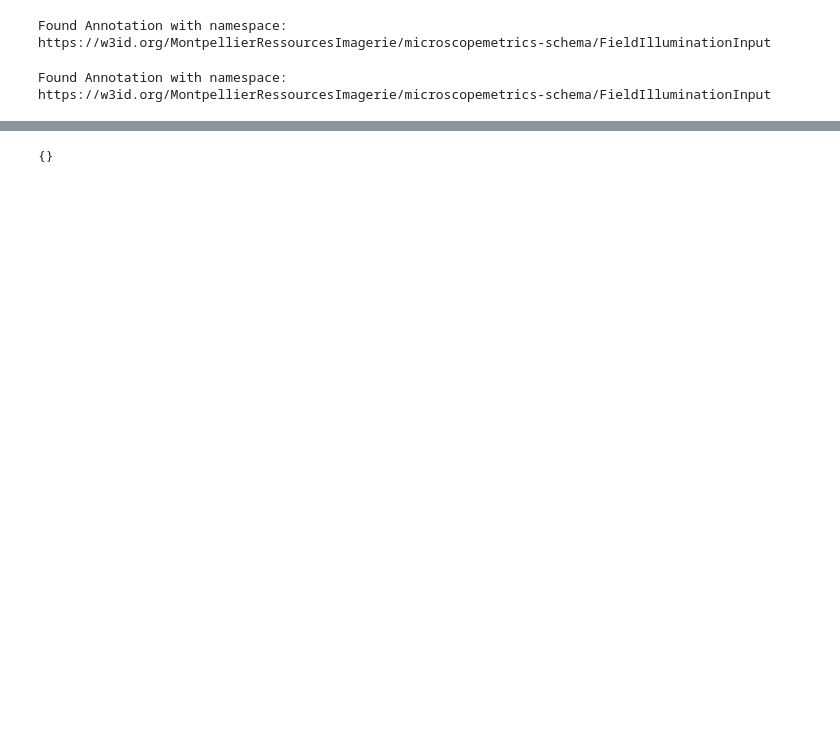
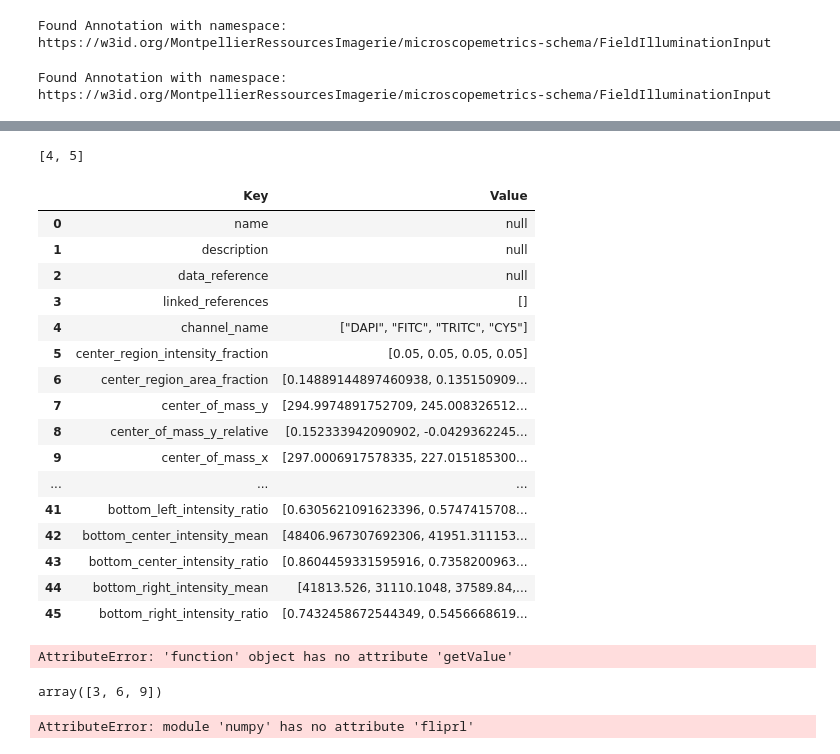
Before and after one commit to juliomateoslangerak/omero-metrics, a Jupyter notebook: omero_metrics/tools/test.ipynb, the cells around one changed output, grey strips where cells are left out. Saved outputs shown, nothing was run; the diff lists cells and outputs as text; code cells hidden in the pictures; blank space fills up the shorter version.

```diff
--- a/omero_metrics/tools/test.ipynb
+++ b/omero_metrics/tools/test.ipynb
@@ -203,4 +232,0 @@ l
-# %%
-n
-# %% [output]
-{}
@@ -206,0 +235,4 @@ n
+# %%
+cxt["processed_datasets"]
+# %% [output]
+[4, 5]
@@ -206,0 +248,40 @@ n
+# %%
+def get_dataset_mapAnnotation(conn, dataset_id):
+    """
+    Get the mapAnnotation for a dataset
+    """
+    dataset = conn.getObject("Dataset", dataset_id)
+    try:
+        for i in dataset.listAnnotations():
+            if "FieldIlluminationKeyValues" in i.getNs():
+                table = dict(i.getValue())
+                df = pd.DataFrame(table.items(), columns=["Key", "Value"])
+                break
+        return df
+    except:
+        return None
+# %%
+get_dataset_mapAnnotation(conn, 52)
+# %% [output]
+|  | Key | Value |
+| 0 | name | null |
+| 1 | description | null |
+| 2 | data_reference | null |
+| 3 | linked_references | [] |
+| 4 | channel_name | ["DAPI", "FITC", "TRITC", "CY5"] |
+| 5 | center_region_intensity_fraction | [0.05, 0.05, 0.05, 0.05] |
+| 6 | center_region_area_fraction | [0.14889144897460938, 0.135150909... |
+| 7 | center_of_mass_y | [294.9974891752709, 245.008326512... |
+| 8 | center_of_mass_y_relative | [0.152333942090902, -0.0429362245... |
+| 9 | center_of_mass_x | [297.0006917578335, 227.015185300... |
+| ... | ... | ... |
+| 41 | bottom_left_intensity_ratio | [0.6305621091623396, 0.5747415708... |
+| 42 | bottom_center_intensity_mean | [48406.967307692306, 41951.311153... |
+| 43 | bottom_center_intensity_ratio | [0.8604459331595916, 0.7358200963... |
+| 44 | bottom_right_intensity_mean | [41813.526, 31110.1048, 37589.84,... |
+| 45 | bottom_right_intensity_ratio | [0.7432458672544349, 0.5456668619... |
+# %%
+for i in dataset_4.listAnnotations():
+    print(i.getNs.getValue())
+# %% [output]
+AttributeError: 'function' object has no attribute 'getValue'
@@ -206,0 +290,5 @@ n
+# %%
+a = np.arange(12).reshape(3, 4)
+np.fliplr(a).diagonal()  # Horizontal flip
+# %% [output]
+array([3, 6, 9])
@@ -206,0 +297,4 @@ n
+# %%
+np.fliprl(a).diagonal()  # Vertical flip
+# %% [output]
+AttributeError: module 'numpy' has no attribute 'fliprl'
```
Also changed, not shown: parts of 20 cells of this notebook, 14 other files.
